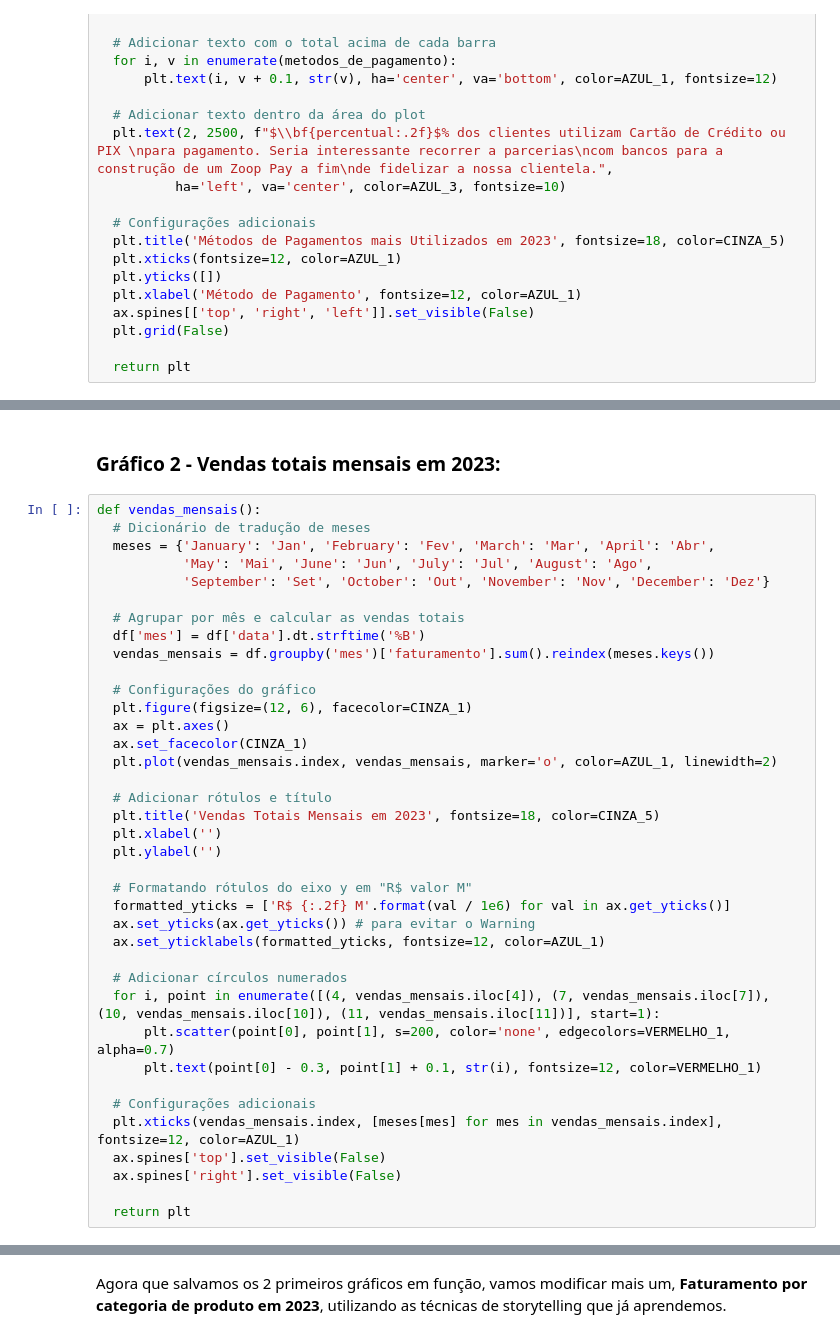
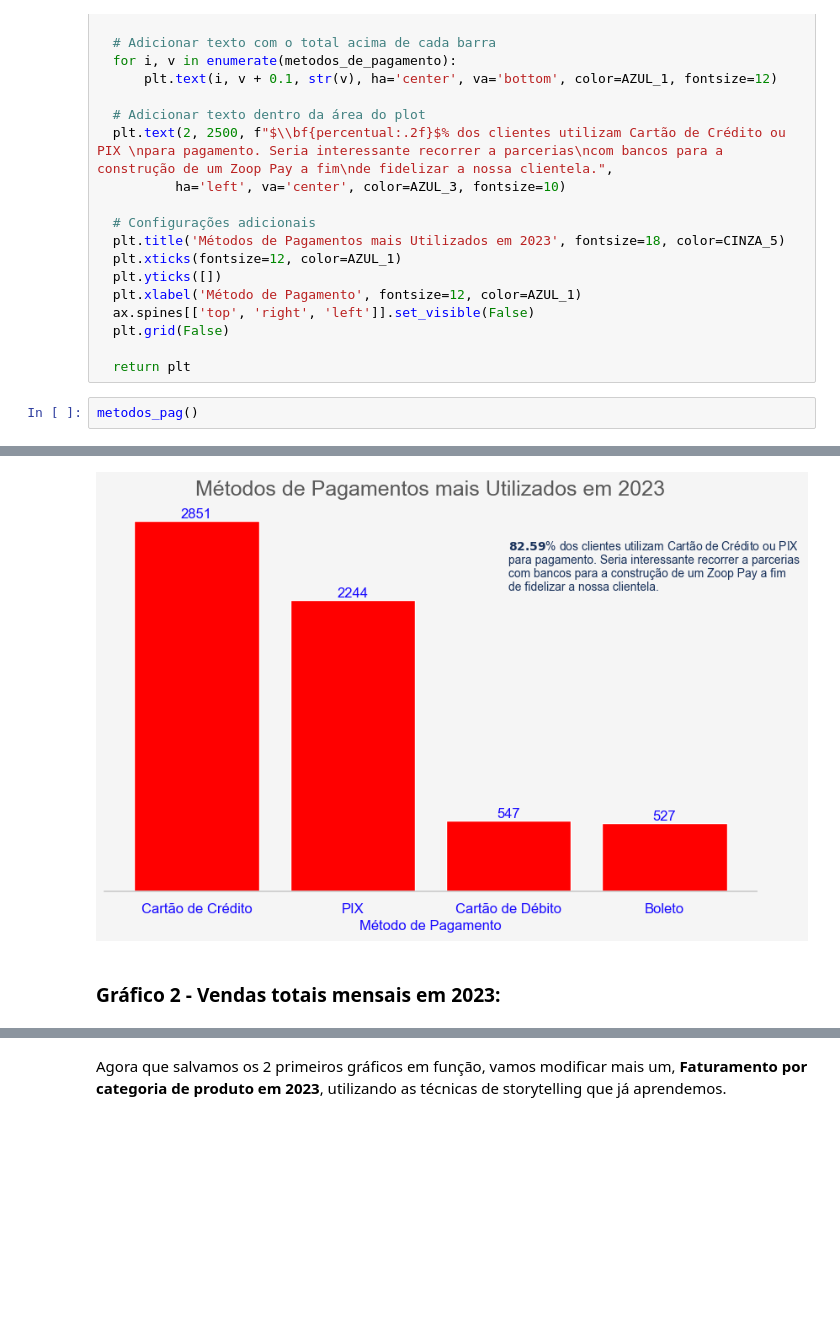
Before and after one commit to JCrpa/curso11_python_data_science_IA_dataviz, a Jupyter notebook: Projeto_Inicial_IA_aplicada_a_Data_Science.ipynb, the cells around one changed output, grey strips where cells are left out. Drawn from its saved outputs; the diff is of its cells as text; blank space fills up the shorter version.

```diff
--- a/Projeto_Inicial_IA_aplicada_a_Data_Science.ipynb
+++ b/Projeto_Inicial_IA_aplicada_a_Data_Science.ipynb
@@ -1800,3 +1788,6 @@ def metodos_pag():
   plt.grid(False)
 
   return plt
+# %%
+metodos_pag()
+# %% [output]
@@ -1803,40 +1795,3 @@ def metodos_pag():
+[figure, added]
 # %% [markdown]
 ### **Gráfico 2 - Vendas totais mensais em 2023:**
-# %%
-def vendas_mensais():
-  # Dicionário de tradução de meses
-  meses = {'January': 'Jan', 'February': 'Fev', 'March': 'Mar', 'April': 'Abr',
-           'May': 'Mai', 'June': 'Jun', 'July': 'Jul', 'August': 'Ago',
-           'September': 'Set', 'October': 'Out', 'November': 'Nov', 'December': 'Dez'}
-
-  # Agrupar por mês e calcular as vendas totais
-  df['mes'] = df['data'].dt.strftime('%B')
-  vendas_mensais = df.groupby('mes')['faturamento'].sum().reindex(meses.keys())
-
-  # Configurações do gráfico
-  plt.figure(figsize=(12, 6), facecolor=CINZA_1)
-  ax = plt.axes()
-  ax.set_facecolor(CINZA_1)
-  plt.plot(vendas_mensais.index, vendas_mensais, marker='o', color=AZUL_1, linewidth=2)
-
-  # Adicionar rótulos e título
-  plt.title('Vendas Totais Mensais em 2023', fontsize=18, color=CINZA_5)
-  plt.xlabel('')
-  plt.ylabel('')
-
-  # Formatando rótulos do eixo y em "R$ valor M"
-  formatted_yticks = ['R$ {:.2f} M'.format(val / 1e6) for val in ax.get_yticks()]
-  ax.set_yticks(ax.get_yticks()) # para evitar o Warning
-  ax.set_yticklabels(formatted_yticks, fontsize=12, color=AZUL_1)
-
-  # Adicionar círculos numerados
-  for i, point in enumerate([(4, vendas_mensais.iloc[4]), (7, vendas_mensais.iloc[7]), (10, vendas_mensais.iloc[10]), (11, vendas_mensais.iloc[11])], start=1):
-      plt.scatter(point[0], point[1], s=200, color='none', edgecolors=VERMELHO_1, alpha=0.7)
-      plt.text(point[0] - 0.3, point[1] + 0.1, str(i), fontsize=12, color=VERMELHO_1)
-
-  # Configurações adicionais
-  plt.xticks(vendas_mensais.index, [meses[mes] for mes in vendas_mensais.index], fontsize=12, color=AZUL_1)
-  ax.spines['top'].set_visible(False)
-  ax.spines['right'].set_visible(False)
-
-  return plt
```
Also changed, not shown: parts of 13 cells of this notebook, 13 other files.
